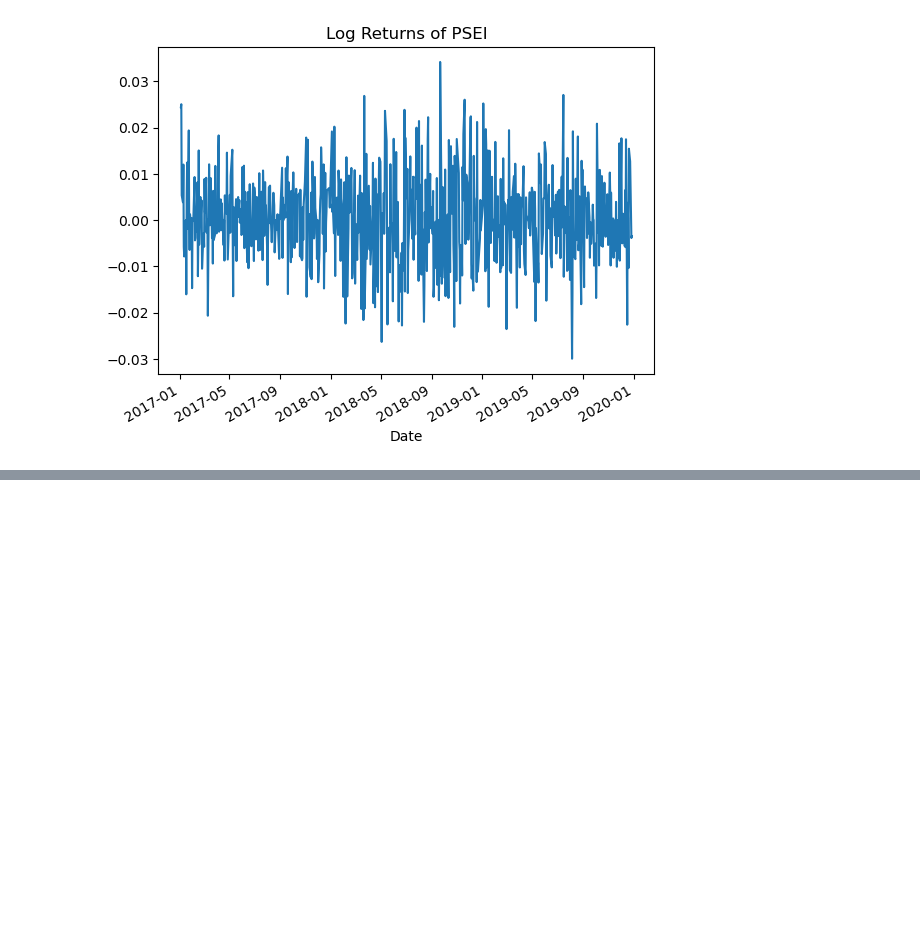
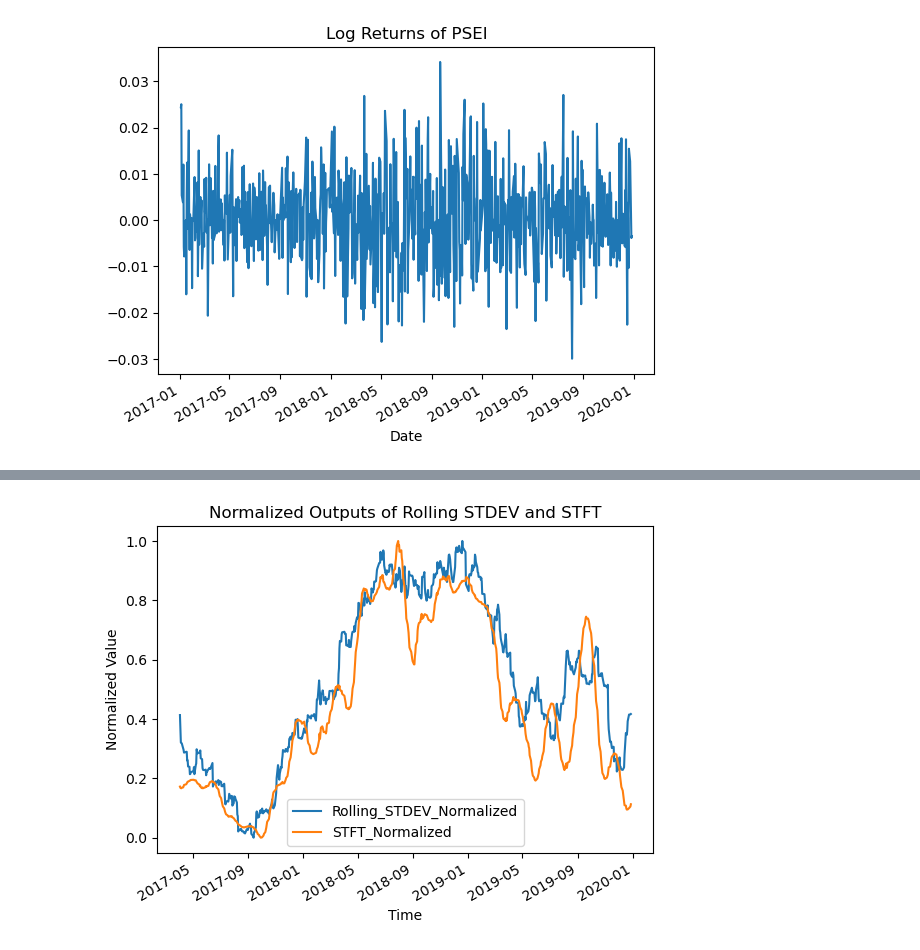
Before and after one commit to williamjames10231/Comparative-analysis-of-Rolling-Standard-Deviation-to-Short-Time-Fourier-Transfom, a Jupyter notebook: notebook/Findings.ipynb, the cells around one changed output, grey strips where cells are left out. Drawn from its saved outputs; the diff is of its cells as text; code cells hidden in the pictures; blank space fills up the shorter version.

Commit message:
made the basic comparator engine the tests to be followed
Co-authored-by: Copilot <copilot@github.com>

```diff
--- a/notebook/Findings.ipynb
+++ b/notebook/Findings.ipynb
@@ -42,0 +50,10 @@ data_loader.visualize_data_log_returns()
+# %%
+def visualize_data_systems_normalized(
+    outcomes : pd.DataFrame
+) -> None:
+    outcomes["aggregate"][["Rolling_STDEV_Normalized", "STFT_Normalized"]].plot()
+    plt.title("Normalized Outputs of Rolling STDEV and STFT")
+    plt.xlabel("Time")
+    plt.ylabel("Normalized Value")
+    plt.legend()
+    plt.show()
@@ -42,0 +65,7 @@ data_loader.visualize_data_log_returns()
+# %%
+comparator_engine = ComparatorEngine(treated_data)
+outcomes = comparator_engine.trial_single_window(interval=64)
+# %%
+visualize_data_systems_normalized(outcomes)
+# %% [output]
+[figure, added]
```
Also changed, not shown: parts of 7 cells of this notebook, 5 other files.
